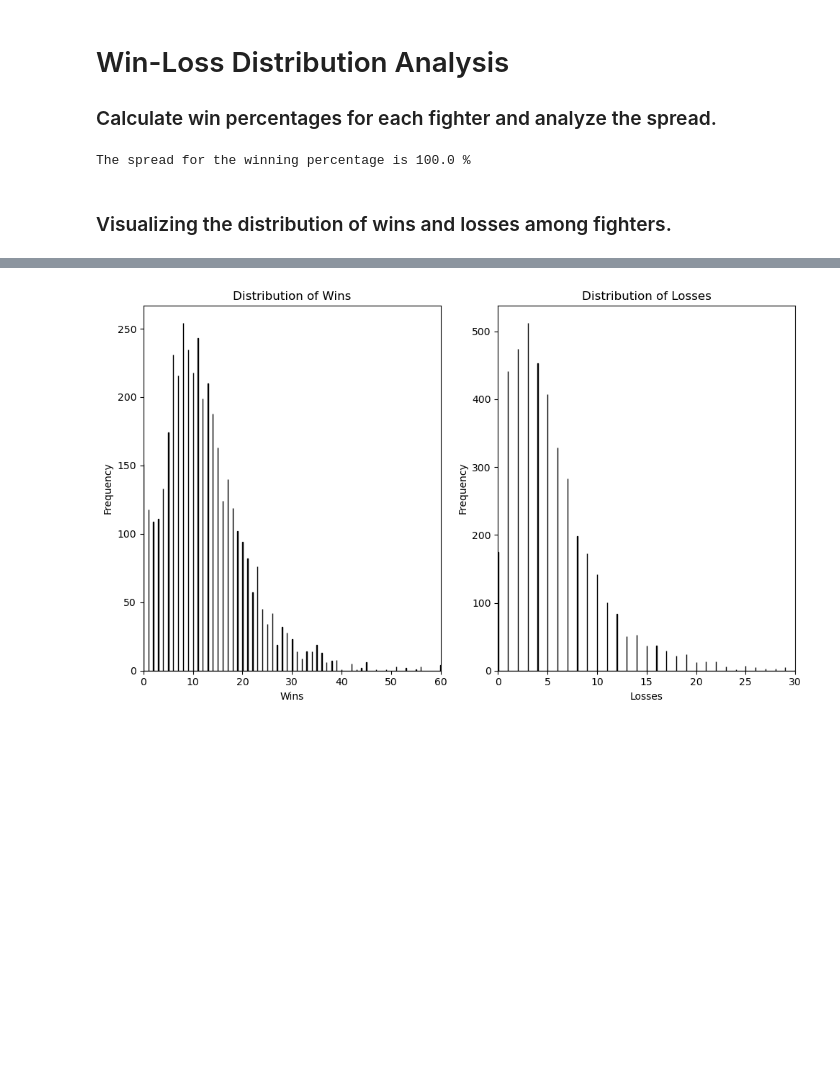
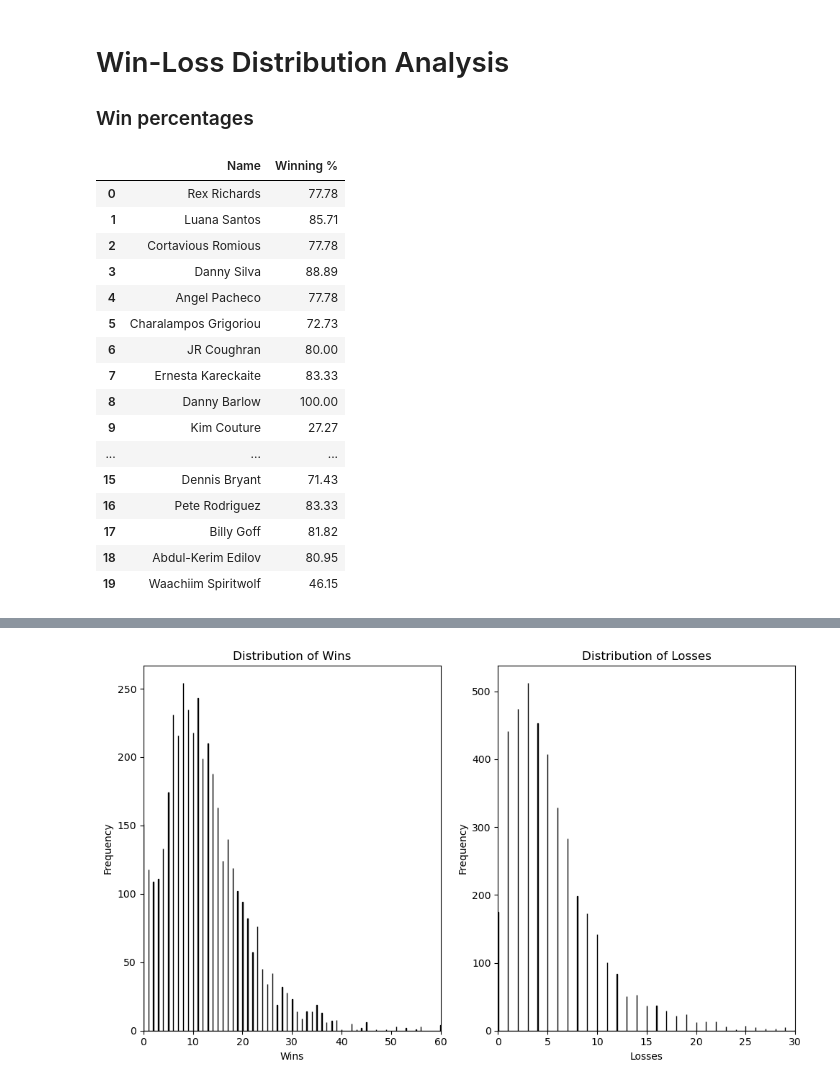
Before and after one commit to lenifilgueira/UFC-Fighters-Analysis, a Jupyter notebook: UFC Fighters Analysis.ipynb, the cells around one changed output, grey strips where cells are left out. Saved outputs shown, nothing was run; the diff lists cells and outputs as text; code cells hidden in the pictures; blank space fills up the shorter version.

```diff
--- a/UFC Fighters Analysis.ipynb
+++ b/UFC Fighters Analysis.ipynb
@@ -13,3 +17,3 @@ df = pd.read_csv('ufc-fighters-statistics.csv')
 # %% [markdown]
 # Win-Loss Distribution Analysis
-### Calculate win percentages for each fighter and analyze the spread.
+### Win percentages
@@ -22,16 +20,33 @@ fighter_win_percentage_df.sort_values(by='Winning %', ascending=False) # Table s
-# %%
-# Fighter with the most wins
-#df.loc[df.wins.idxmax()]
-
-# Fighter with the most losses
-#df.loc[df.losses.idxmax()]
-
-# Fighter with the most draws
-#df.loc[df.draws.idxmax()]
-
-win_percentage_spread = fighter_win_percentage.max() - fighter_win_percentage.min()
-print('The spread for the winning percentage is', win_percentage_spread,'%')
-# %% [output]
-The spread for the winning percentage is 100.0 %
-# %% [markdown]
-### Visualizing the distribution of wins and losses among fighters.
+# %%
+
+# Calculate winning % and round to 2 decimals
+fighter_win_percentage = round(df.wins/(df.wins+df.losses+df.draws)*100, 2)
+
+# Handle divide-by-zero (fighters with blank records)
+no_record_mask = (df.wins == 0) & (df.losses == 0) & (df.draws == 0)
+fighter_win_percentage[no_record_mask] = 0
+
+# Concatenate names and winning % in the df
+fighter_win_percentage_df = pd.concat([df.name, fighter_win_percentage], axis=1)
+fighter_win_percentage_df.columns = ['Name', 'Winning %']
+
+# Dataframe showing winning % of first 20 fighters in the dataset
+fighter_win_percentage_df.head(20)
+# %% [output]
+|  | Name | Winning % |
+| 0 | Rex Richards | 77.78 |
+| 1 | Luana Santos | 85.71 |
+| 2 | Cortavious Romious | 77.78 |
+| 3 | Danny Silva | 88.89 |
+| 4 | Angel Pacheco | 77.78 |
+| 5 | Charalampos Grigoriou | 72.73 |
+| 6 | JR Coughran | 80.00 |
+| 7 | Ernesta Kareckaite | 83.33 |
+| 8 | Danny Barlow | 100.00 |
+| 9 | Kim Couture | 27.27 |
+| ... | ... | ... |
+| 15 | Dennis Bryant | 71.43 |
+| 16 | Pete Rodriguez | 83.33 |
+| 17 | Billy Goff | 81.82 |
+| 18 | Abdul-Kerim Edilov | 80.95 |
+| 19 | Waachiim Spiritwolf | 46.15 |
```
Also changed, not shown: parts of 15 cells of this notebook, 1 other file.
